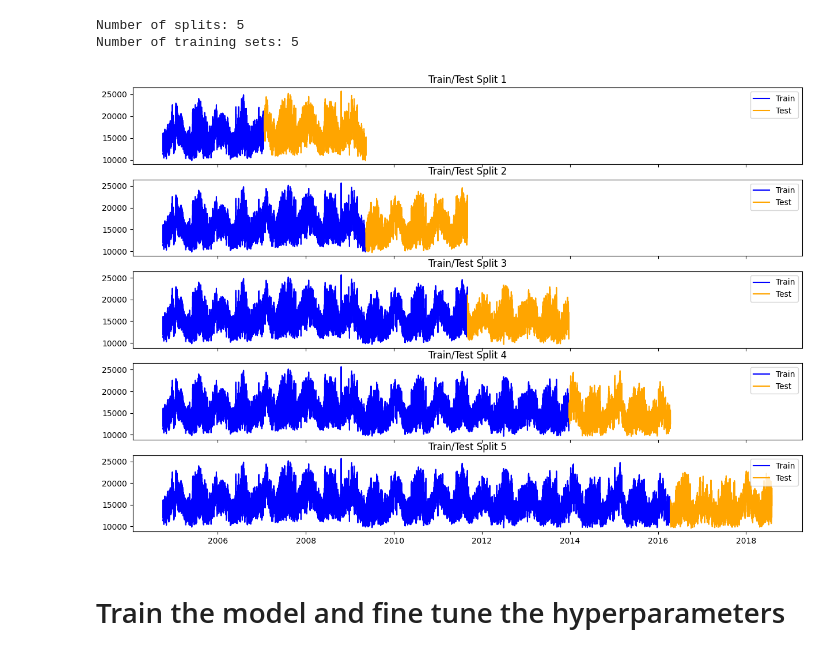
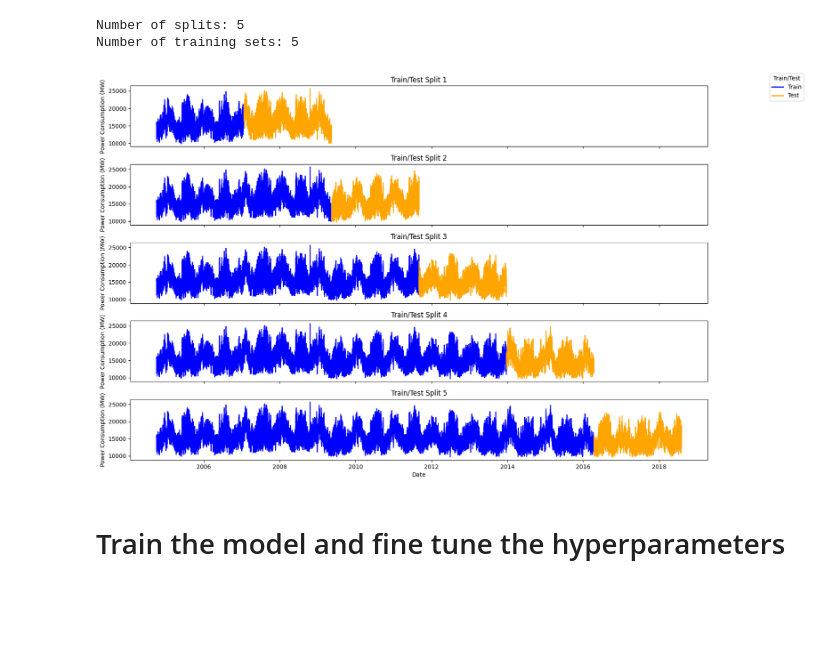
Before and after one commit to Hecramco/forecasting_examples, a Jupyter notebook: notebooks/time_series_forcasting_energy.ipynb, the cells around one changed output. Cells and saved outputs as stored; diff of their text form; code cells hidden in the pictures; blank space fills up the shorter version.

Commit message:
Fine tuning of the model and training

```diff
--- a/notebooks/time_series_forcasting_energy.ipynb
+++ b/notebooks/time_series_forcasting_energy.ipynb
@@ -353,13 +362,21 @@ Number of training sets: 5
 # %%
 #plot the training and test sets
 fig, axs = plt.subplots(n_splits, 1, figsize=(15, 10), sharex=True)
 for i in range(n_splits):
     axs[i].plot(X_train[i].index, y_train[i], label='Train', color='blue')
     axs[i].plot(X_test[i].index, y_test[i], label='Test', color='orange')
     axs[i].set_title(f'Train/Test Split {i+1}')
-    axs[i].legend()
+    axs[i].set_ylabel('Power Consumption (MW)')
+
+fig.legend(loc='upper right', bbox_to_anchor=(1.05, 1), title='Train/Test', handles=[
+    plt.Line2D([0], [0], color='blue', lw=2, label='Train'),
+    plt.Line2D([0], [0], color='orange', lw=2, label='Test')])
+plt.xlabel('Date')
+
+plt.tight_layout()
+plt.show()
 # %% [output]
-[figure, old version]
+[figure, new version]
 # %% [markdown]
 # Train the model and fine tune the hyperparameters
 # %%
```
Also changed, not shown: parts of 11 cells of this notebook, 1 other file.
